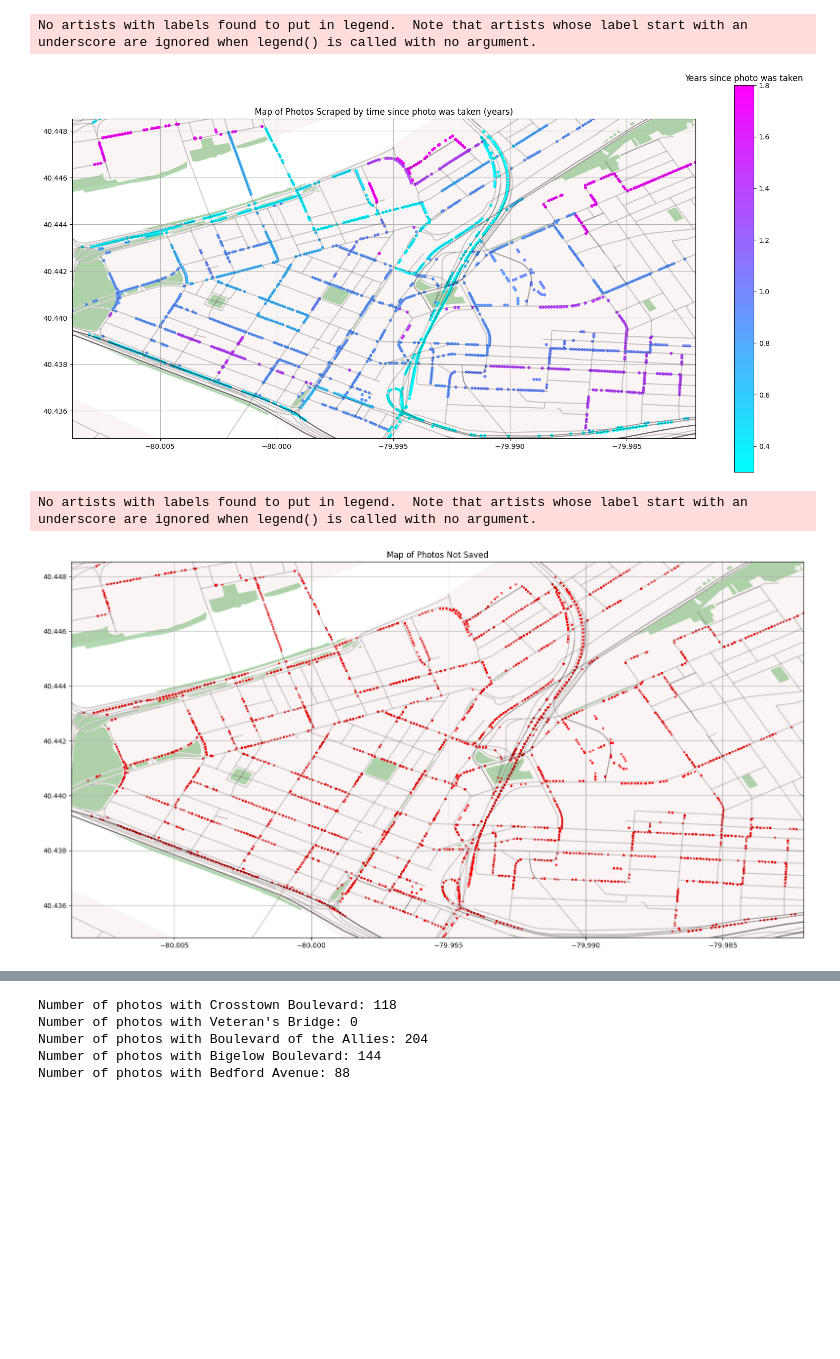
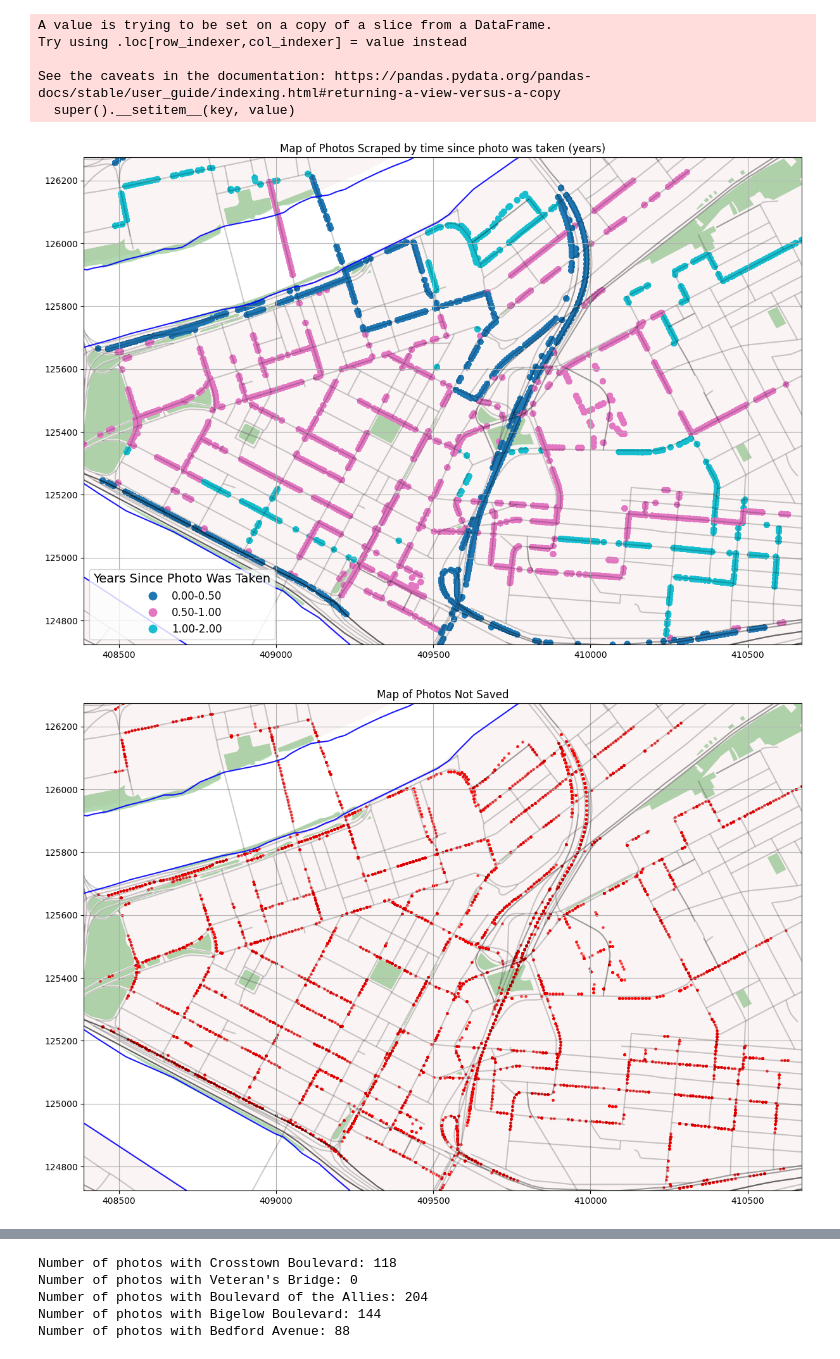
Before and after one commit to colton-lapp/PGHComputerVision, a Jupyter notebook: Code/2_analyze_results/inspect_download_metadata.ipynb, the cells around one changed output, grey strips where cells are left out. Cells and saved outputs as stored; diff of their text form; code cells hidden in the pictures; blank space fills up the shorter version.

```diff
--- a/Code/2_analyze_results/inspect_download_metadata.ipynb
+++ b/Code/2_analyze_results/inspect_download_metadata.ipynb
@@ -0,0 +31,3 @@
+# %%
+EPSG_dict = {
+    'epsg': 32129}
@@ -129,13 +110,15 @@ Right CRS: None
 # %%
+neighbor_gdf, parks_gdf, roads_gdf, water_gdf, downtown_gdf, downtown_surrounds_gdf = load_pgh_shp_files(EPSG_dict)
+
 #plot 5 shapefiles, zooming to downtown_gdf
 fig, ax = plt.subplots(figsize=(10,10))
-neighbord_gdf.plot(ax=ax, color='grey', alpha=0.5)
+neighbor_gdf.plot(ax=ax, color='grey', alpha=0.5)
 parks_gdf.plot(ax=ax, color='green', alpha=0.5)
 roads_gdf.plot(ax=ax, color='black', alpha=0.5)
 water_gdf.plot(ax=ax, color='blue', alpha=0.5)
 downtown_gdf.plot(ax=ax, color='red', alpha=0.5)
 
-# zoom
-ax.set_xlim(-80.01, -79.985)
-ax.set_ylim(40.434, 40.448)
+# zoom to bounds of downtown_surrounds_gdf
+ax.set_xlim(downtown_surrounds_gdf.total_bounds[0], downtown_surrounds_gdf.total_bounds[2])
+ax.set_ylim(downtown_surrounds_gdf.total_bounds[1], downtown_surrounds_gdf.total_bounds[3])
 # %% [output]
@@ -144,48 +127,57 @@ ax.set_ylim(40.434, 40.448)
 # %%
-
-for gdf, title in zip( [pics_gdf, not_saved], ['Map of Photos Scraped by time since photo was taken (years)', 'Map of Photos Not Saved']):
+for gdf, title in zip( [images_gdf_merged, not_saved], ['Map of Photos Scraped by time since photo was taken (years)', 'Map of Photos Not Saved']):
 
 
     fig, ax = plt.subplots(figsize=(20, 10))
 
     # Plot the shapefiles
-    neighbord_gdf.plot(ax=ax, color='brown', alpha=0.05)
+    neighbor_gdf.plot(ax=ax, color='brown', alpha=0.05)
     parks_gdf.plot(ax=ax, color='green', alpha=0.3)
     roads_gdf.plot(ax=ax, color='black', alpha=0.2, linewidth=1.5)
     water_gdf.plot(ax=ax, color='blue', alpha=0.9)
 
     if title == 'Map of Photos Scraped by time since photo was taken (years)':
-        # Plot the points with color equaling the year of the "date" column
-        pics_gdf.plot(ax=ax, column='years_since_today', cmap='cool', legend=True, markersize=10)
+        # Remove NaN values from the 'years_since_today' column
+        images_gdf_dropped = images_gdf.dropna(subset=['years_since_today'])
+        bin_edges = [0, 0.5, 1, 2]
+        bin_labels = [f'{bin_edges[i]:.2f}-{bin_edges[i+1]:.2f}' for i in range(len(bin_edges)-1)]
+        bins = pd.cut(images_gdf_dropped['years_since_today'], bins=bin_edges, labels=bin_labels, include_lowest=True)
+        images_gdf_dropped['years_bins'] = bins
+        cmap = plt.get_cmap('tab10', 4)  # 'tab10' is a colormap with 10 distinct colors, we use the first 4
+
+        images_gdf_dropped.plot(column='years_bins', cmap=cmap, legend=True,
+                                legend_kwds={'title': 'Years Since Photo Was Taken',
+                                              'fontsize': 12,
+                                              'loc' : 'lower left',
+                                              'title_fontsize':14}, ax=ax)
+
 
     elif title == 'Map of Photos Not Saved':
         # plot not saved with red box
         not_saved.plot(ax=ax, color='red', alpha=0.4, markersize=5)
 
-    # Zoom to the extent of the points in 'pics_gdf'
-    minx, miny, maxx, maxy = pics_gdf.total_bounds
+    # Zoom to the extent of the points in 'images_gdf'
+    minx, miny, maxx, maxy = images_gdf.total_bounds
     ax.set_xlim(minx, maxx)
     ax.set_ylim(miny, maxy)
 
     # Add grid, legend, and title
     ax.set_title(title)
     ax.grid(True)
-    plt.legend(loc='upper right')
 
-    # add legend title
-    if title == 'Map of Photos Scraped by time since photo was taken (years)':
-        cax = fig.get_axes()[1]
-        cax.set_title('Years since photo was taken')
 
 
 
 
     # Show the plot
     plt.show()
 # %% [output]
-No artists with labels found to put in legend.  Note that artists whose label start with an underscore are ignored when legend() is called with no argument.
+A value is trying to be set on a copy of a slice from a DataFrame.
+Try using .loc[row_indexer,col_indexer] = value instead
+
+See the caveats in the documentation: https://pandas.pydata.org/pandas-docs/stable/user_guide/indexing.html#returning-a-view-versus-a-copy
+  super().__setitem__(key, value)
-[figure, old version]
+[figure, new version]
-No artists with labels found to put in legend.  Note that artists whose label start with an underscore are ignored when legend() is called with no argument.
-[figure, old version]
+[figure, new version]
 # %%
 # count number of points from photos gdf that are in downtown polygon
```
Also changed, not shown: parts of 19 cells of this notebook, 5 other files.
